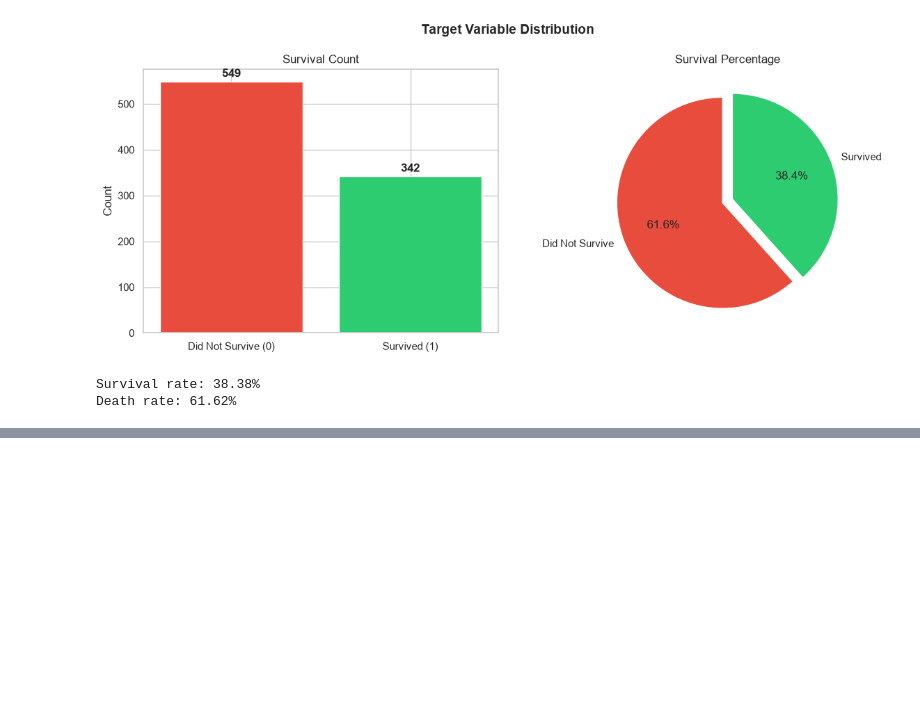
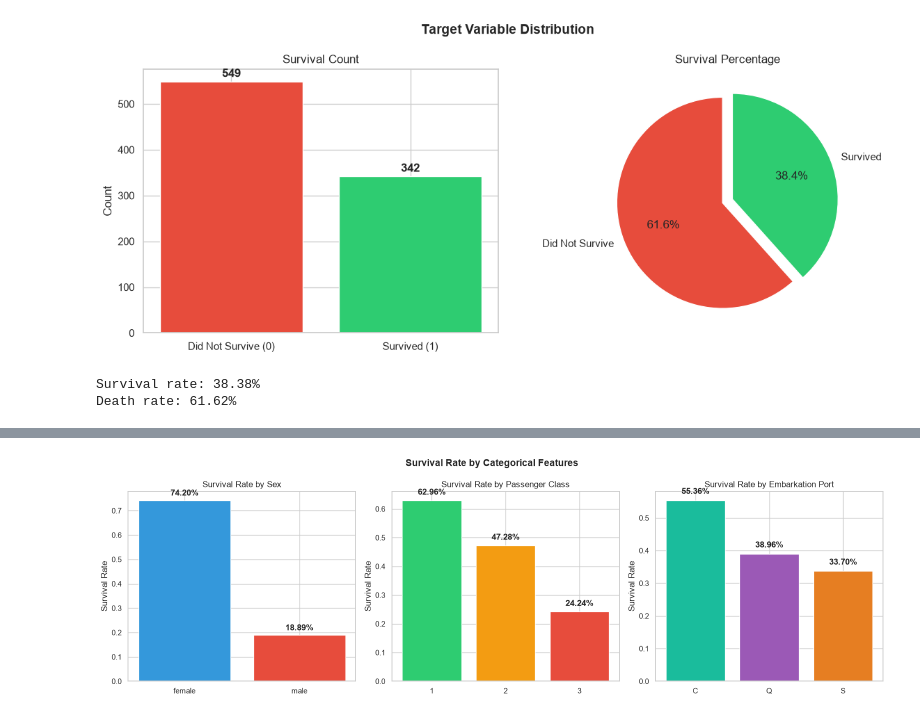
Before and after one commit to danigon-hub/TitanticPrediction, a Jupyter notebook: 01_eda.ipynb, the cells around one changed output, grey strips where cells are left out. Saved outputs shown, nothing was run; the diff lists cells and outputs as text; code cells hidden in the pictures; blank space fills up the shorter version.

```diff
--- a/01_eda.ipynb
+++ b/01_eda.ipynb
@@ -141,0 +197,36 @@ Death rate: 61.62%
+# %%
+#bivariate analysis, so two features and their interaction
+#survival rate vs categorical features
+fig, axes = plt.subplots(1, 3, figsize=(16, 5))
+
+# By Sex
+survival_by_sex = df.groupby("Sex")["Survived"].mean()
+axes[0].bar(survival_by_sex.index, survival_by_sex.values, color=["#3498db", "#e74c3c"])
+axes[0].set_title("Survival Rate by Sex")
+axes[0].set_ylabel("Survival Rate")
+for i, v in enumerate(survival_by_sex.values):
+    axes[0].text(i, v + 0.02, f"{v:.2%}", ha="center", fontweight="bold")
+
+# By Pclass
+survival_by_class = df.groupby("Pclass")["Survived"].mean()
+axes[1].bar(survival_by_class.index.astype(str), survival_by_class.values,
+            color=["#2ecc71", "#f39c12", "#e74c3c"])
+axes[1].set_title("Survival Rate by Passenger Class")
+axes[1].set_ylabel("Survival Rate")
+for i, v in enumerate(survival_by_class.values):
+    axes[1].text(i, v + 0.02, f"{v:.2%}", ha="center", fontweight="bold")
+
+# By Embarked
+survival_by_embarked = df.groupby("Embarked")["Survived"].mean()
+axes[2].bar(survival_by_embarked.index, survival_by_embarked.values,
+            color=["#1abc9c", "#9b59b6", "#e67e22"])
+axes[2].set_title("Survival Rate by Embarkation Port")
+axes[2].set_ylabel("Survival Rate")
+for i, v in enumerate(survival_by_embarked.values):
+    axes[2].text(i, v + 0.02, f"{v:.2%}", ha="center", fontweight="bold")
+
+plt.suptitle("Survival Rate by Categorical Features", fontsize=14, fontweight="bold")
+plt.tight_layout()
+plt.show()
+# %% [output]
+[figure, added]
```
Also changed, not shown: parts of 10 cells of this notebook.
